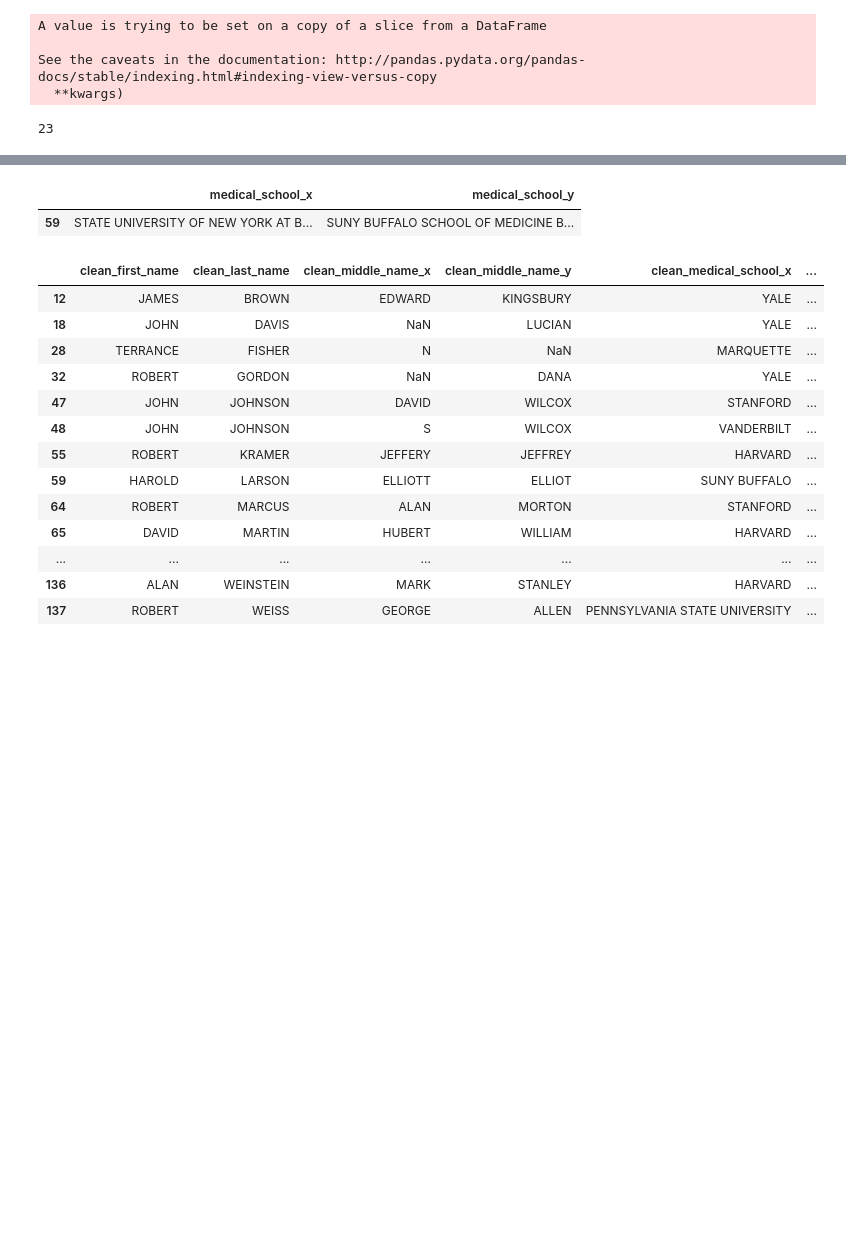
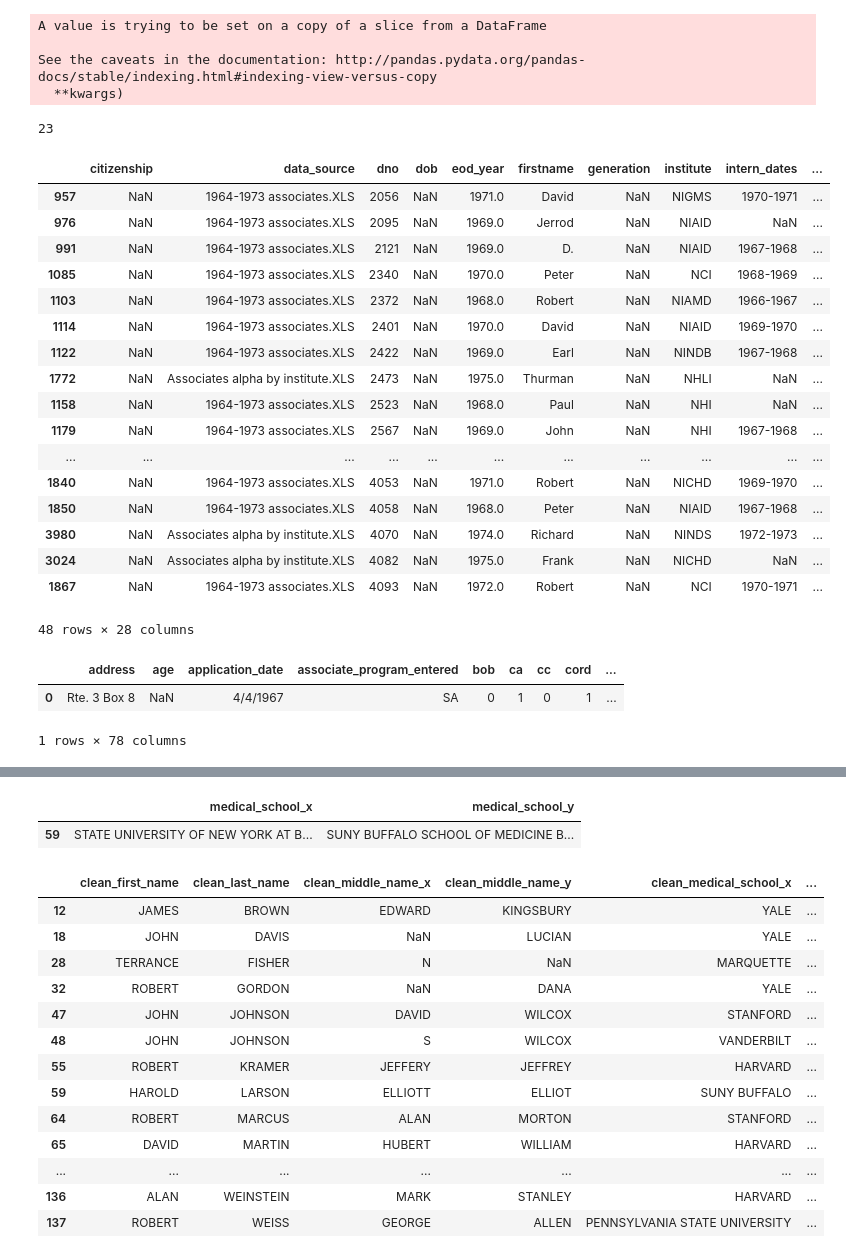
Before and after one commit to Lrraymond13/yellow_beret, a Jupyter notebook: Import Dedupe Known Associates.ipynb, the cells around one changed output, grey strips where cells are left out. Saved outputs shown, nothing was run; the diff lists cells and outputs as text; code cells hidden in the pictures; blank space fills up the shorter version.

```diff
--- a/Import Dedupe Known Associates.ipynb
+++ b/Import Dedupe Known Associates.ipynb
@@ -389,0 +388,41 @@ first_last_matches.loc[pd.isnull(first_last_matches.match_score), 'match_score']
+# %%
+# drop all people without a good match score
+# for non matches, do visual check, look at years 67-75, create a score of reliability they are control
+full_matches = pd.concat([
+        first_last_matches.loc[first_last_matches.match_score==1, :], exact_name_matches])
+# %%
+# non matches
+not_matched_apps = apps.loc[~apps.uuid.isin(full_matches.uuid), :]
+not_matched_attendees = df3_unique.loc[~df3_unique.dno.isin(full_matches.dno), :]
+# %%
+s = not_matched_attendees.loc[(not_matched_attendees.eod_year<1976) & (not_matched_attendees.eod_year>1967), :].sort_values('clean_last_name')
+# %%
+s.loc[s.clean_last_name > 'KROLIKOWSKI', :]
+# %% [output]
+|  | citizenship | data_source | dno | dob | eod_year | firstname | generation | institute | intern_dates | ... |
+| 957 | NaN | 1964-1973 associates.XLS | 2056 | NaN | 1971.0 | David | NaN | NIGMS | 1970-1971 | ... |
+| 976 | NaN | 1964-1973 associates.XLS | 2095 | NaN | 1969.0 | Jerrod | NaN | NIAID | NaN | ... |
+| 991 | NaN | 1964-1973 associates.XLS | 2121 | NaN | 1969.0 | D. | NaN | NIAID | 1967-1968 | ... |
+| 1085 | NaN | 1964-1973 associates.XLS | 2340 | NaN | 1970.0 | Peter | NaN | NCI | 1968-1969 | ... |
+| 1103 | NaN | 1964-1973 associates.XLS | 2372 | NaN | 1968.0 | Robert | NaN | NIAMD | 1966-1967 | ... |
+| 1114 | NaN | 1964-1973 associates.XLS | 2401 | NaN | 1970.0 | David | NaN | NIAID | 1969-1970 | ... |
+| 1122 | NaN | 1964-1973 associates.XLS | 2422 | NaN | 1969.0 | Earl | NaN | NINDB | 1967-1968 | ... |
+| 1772 | NaN | Associates alpha by institute.XLS | 2473 | NaN | 1975.0 | Thurman | NaN | NHLI | NaN | ... |
+| 1158 | NaN | 1964-1973 associates.XLS | 2523 | NaN | 1968.0 | Paul | NaN | NHI | NaN | ... |
+| 1179 | NaN | 1964-1973 associates.XLS | 2567 | NaN | 1969.0 | John | NaN | NHI | 1967-1968 | ... |
+| ... | ... | ... | ... | ... | ... | ... | ... | ... | ... | ... |
+| 1840 | NaN | 1964-1973 associates.XLS | 4053 | NaN | 1971.0 | Robert | NaN | NICHD | 1969-1970 | ... |
+| 1850 | NaN | 1964-1973 associates.XLS | 4058 | NaN | 1968.0 | Peter | NaN | NIAID | 1967-1968 | ... |
+| 3980 | NaN | Associates alpha by institute.XLS | 4070 | NaN | 1974.0 | Richard | NaN | NINDS | 1972-1973 | ... |
+| 3024 | NaN | Associates alpha by institute.XLS | 4082 | NaN | 1975.0 | Frank | NaN | NICHD | NaN | ... |
+| 1867 | NaN | 1964-1973 associates.XLS | 4093 | NaN | 1972.0 | Robert | NaN | NCI | 1970-1971 | ... |
+48 rows × 28 columns
+# %%
+last_name='MATTHEW'
+not_matched_apps.loc[not_matched_apps.clean_last_name==last_name, :]
+# not_matched_apps.loc[not_matched_apps.clean_first_name=='PETER', ['clean_last_name', 'clean_first_name']]
+# not_matched_apps.loc[not_matched_apps.clean_last_name==last_name, ['clean_first_name']]
+# %% [output]
+|  | address | age | application_date | associate_program_entered | bob | ca | cc | cord | ... |
+| 0 | Rte. 3 Box 8 | NaN | 4/4/1967 | SA | 0 | 1 | 0 | 1 | ... |
+1 rows × 78 columns
```
Also changed, not shown: parts of 3 cells of this notebook, 1 other file.
